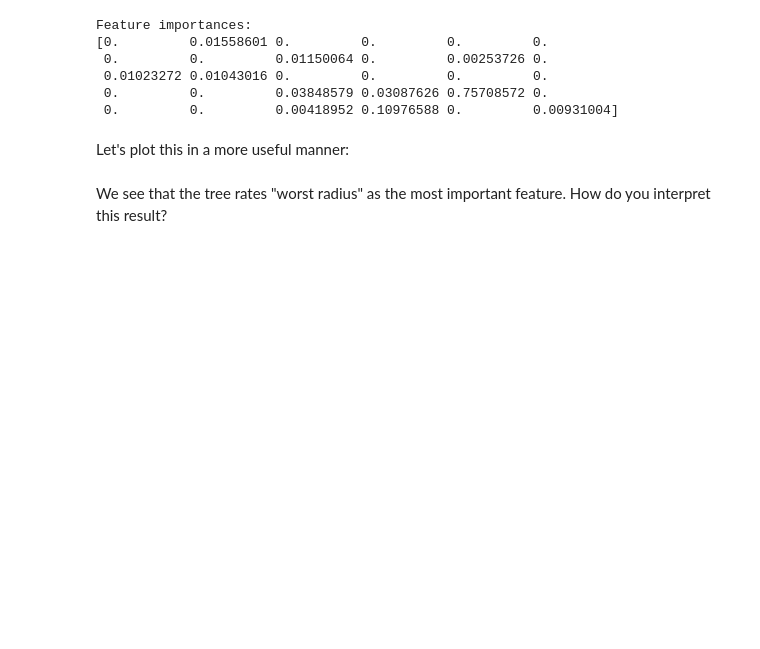
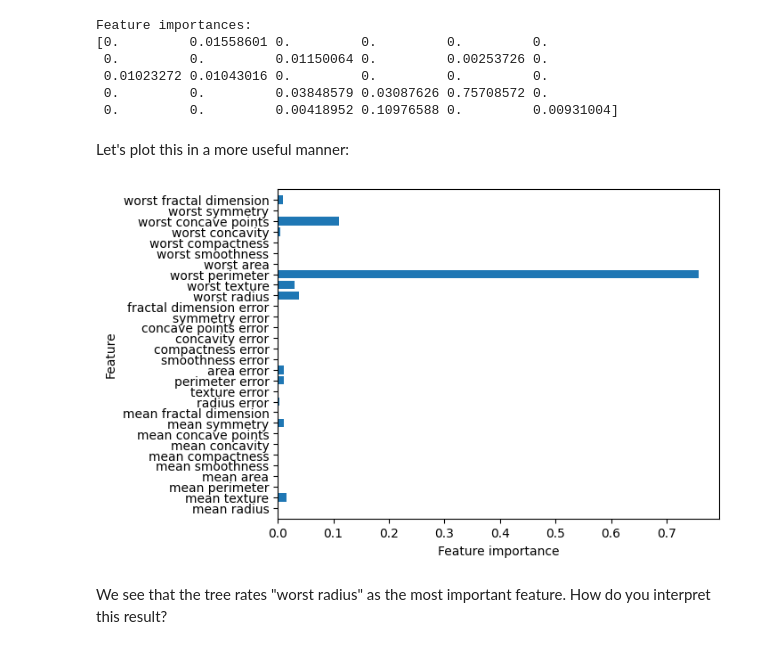
Before and after one commit to MAL1-MMMB/MAL, a Jupyter notebook: Session 3/Decision Trees 2 - Feature importance and ensembles of trees.ipynb, the cells around one changed output. Cells and saved outputs as stored; diff of their text form; code cells hidden in the pictures; blank space fills up the shorter version.

```diff
--- a/Session 3/Decision Trees 2 - Feature importance and ensembles of trees.ipynb
+++ b/Session 3/Decision Trees 2 - Feature importance and ensembles of trees.ipynb
@@ -86,11 +86,15 @@ Let's plot this in a more useful manner:
 # %%
 def plot_feature_importance_cancer(model):
     n_features = cancer.data.shape[1]
     plt.barh(range(n_features), model.feature_importances_, align='center')
     plt.yticks(np.arange(n_features), cancer.feature_names)
     plt.xlabel("Feature importance")
     plt.ylabel("Feature")
     plt.ylim(-1, n_features)
+
+plot_feature_importance_cancer(tree)
+# %% [output]
+[figure, added]
 # %% [markdown]
 We see that the tree rates "worst radius" as the most important feature. How do you interpret this result?
 # %% [markdown]
```
Also changed, not shown: parts of 6 cells of this notebook.
